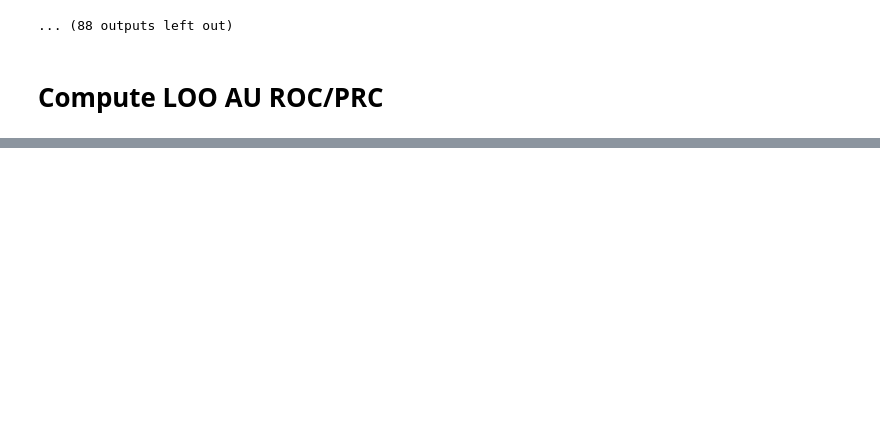
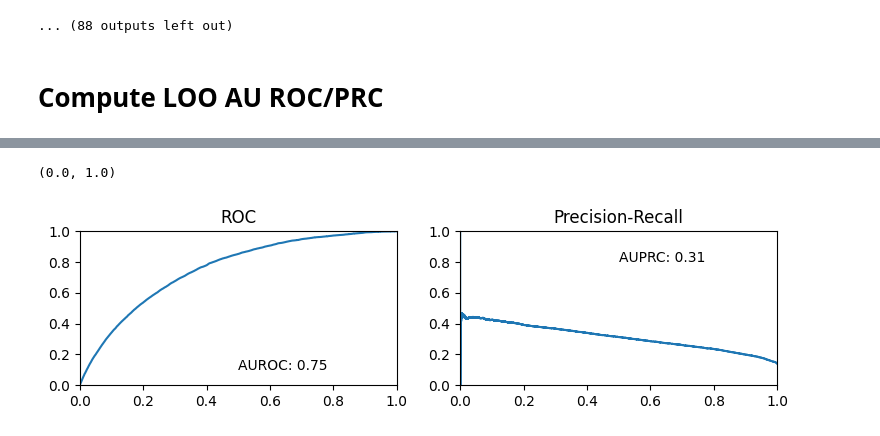
Before and after one commit to mederrata/bayesianquilts, a Jupyter notebook: notebooks/logistic_regression.ipynb, the cells around one changed output, grey strips where cells are left out. Cells and saved outputs as stored; diff of their text form; code cells hidden in the pictures; blank space fills up the shorter version.

```diff
--- a/notebooks/logistic_regression.ipynb
+++ b/notebooks/logistic_regression.ipynb
@@ -106,0 +156,16 @@ def prediction_fn(data):
+# %%
+fig, ax = plt.subplots(1, 2, figsize=(9, 2))
+ax[0].plot(bench_loo['auroc']['fpr'], bench_loo['auroc']['tpr'])
+ax[0].text(0.5, 0.1, f"AUROC: {round(bench_loo['auroc']['auroc'], 2)}")
+ax[0].set_xlim((0, 1))
+ax[0].set_ylim((0, 1))
+ax[0].set_title("ROC")
+
+ax[1].plot(bench_loo['auprc']['recall'], bench_loo['auprc']['precision'])
+ax[1].text(0.5, 0.8, f"AUPRC: {round(bench_loo['auprc']['auprc'], 2)}")
+ax[1].set_title("Precision-Recall")
+ax[1].set_xlim((0, 1))
+ax[1].set_ylim((0, 1))
+# %% [output]
+(0.0, 1.0)
+[figure, added]
```
Also changed, not shown: parts of 9 cells of this notebook, 3 other files.
